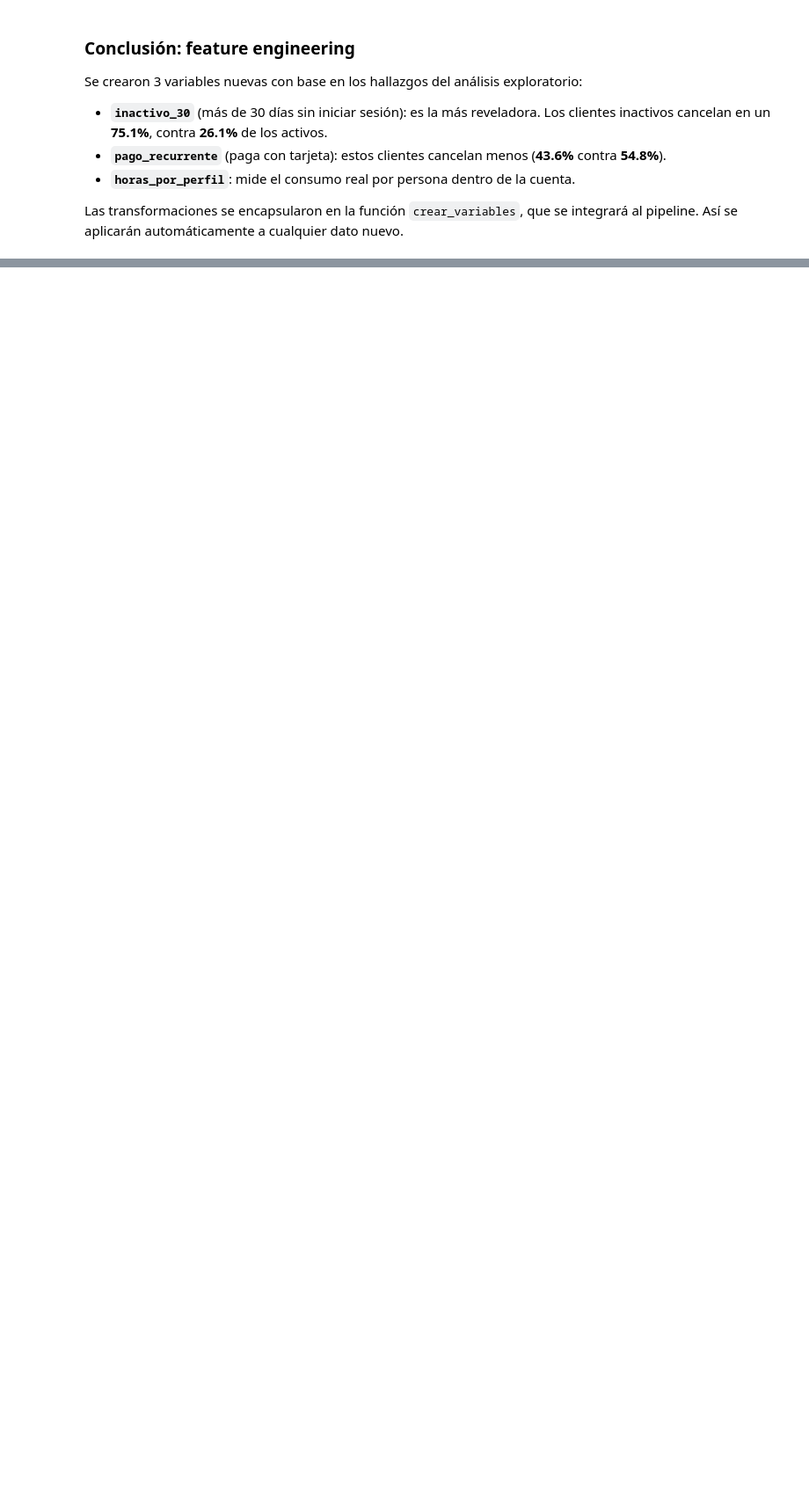
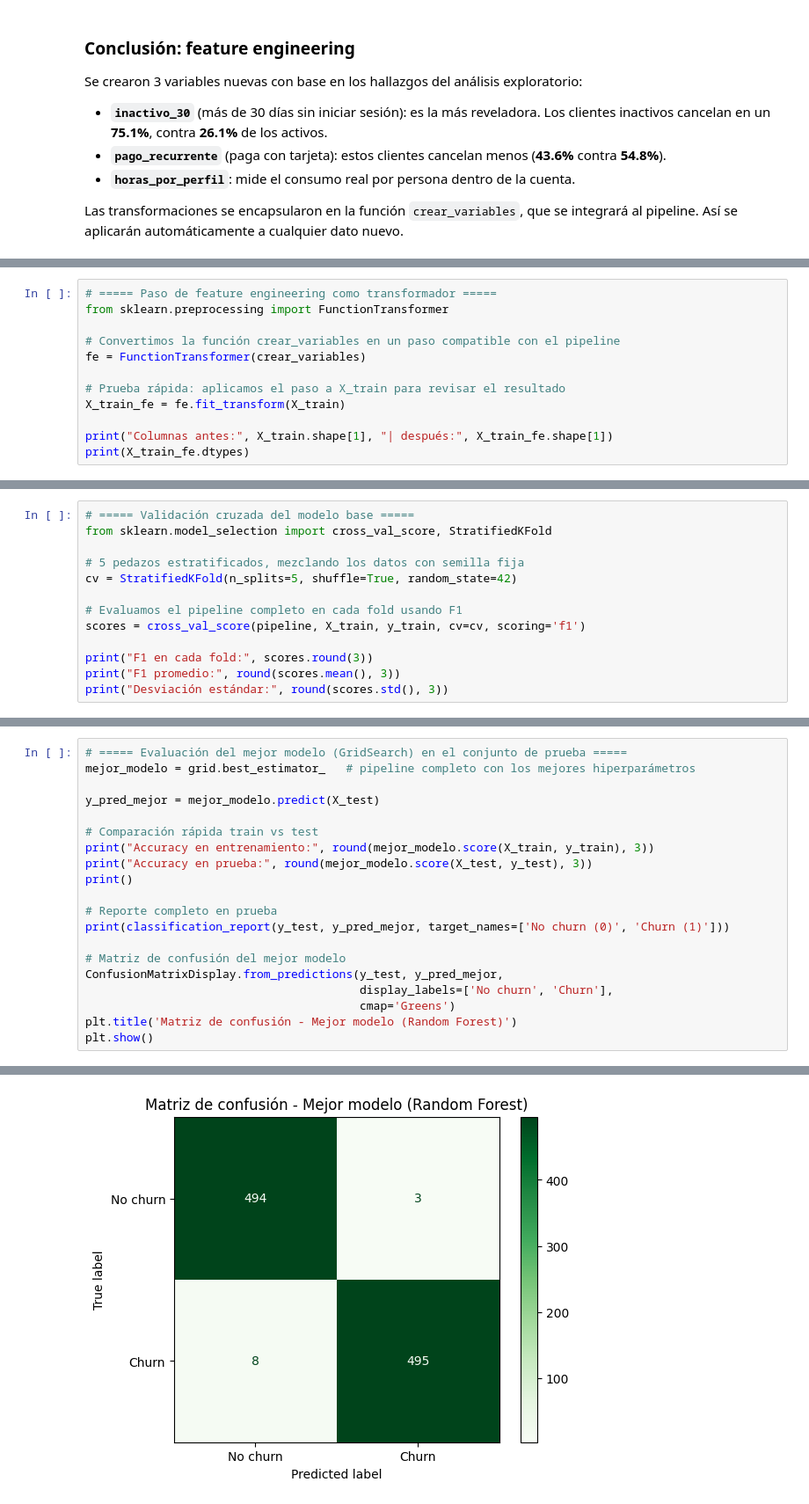
Before and after one commit to dmtzsegura/actividades-tareas, a Jupyter notebook: aprendizaje-maquina/Lab8_Netflix_Churn_Pipeline.ipynb, the cells around one changed output, grey strips where cells are left out. Shown at 88% size. Cells and saved outputs as stored; diff of their text form; blank space fills up the shorter version.

```diff
--- a/aprendizaje-maquina/Lab8_Netflix_Churn_Pipeline.ipynb
+++ b/aprendizaje-maquina/Lab8_Netflix_Churn_Pipeline.ipynb
@@ -217,0 +264,12 @@ Las transformaciones se encapsularon en la función `crear_variables`, que se in
+# %%
+# ===== Paso de feature engineering como transformador =====
+from sklearn.preprocessing import FunctionTransformer
+
+# Convertimos la función crear_variables en un paso compatible con el pipeline
+fe = FunctionTransformer(crear_variables)
+
+# Prueba rápida: aplicamos el paso a X_train para revisar el resultado
+X_train_fe = fe.fit_transform(X_train)
+
+print("Columnas antes:", X_train.shape[1], "| después:", X_train_fe.shape[1])
+print(X_train_fe.dtypes)
@@ -217,0 +383,13 @@ Las transformaciones se encapsularon en la función `crear_variables`, que se in
+# %%
+# ===== Validación cruzada del modelo base =====
+from sklearn.model_selection import cross_val_score, StratifiedKFold
+
+# 5 pedazos estratificados, mezclando los datos con semilla fija
+cv = StratifiedKFold(n_splits=5, shuffle=True, random_state=42)
+
+# Evaluamos el pipeline completo en cada fold usando F1
+scores = cross_val_score(pipeline, X_train, y_train, cv=cv, scoring='f1')
+
+print("F1 en cada fold:", scores.round(3))
+print("F1 promedio:", round(scores.mean(), 3))
+print("Desviación estándar:", round(scores.std(), 3))
@@ -217,0 +433,21 @@ Las transformaciones se encapsularon en la función `crear_variables`, que se in
+# %%
+# ===== Evaluación del mejor modelo (GridSearch) en el conjunto de prueba =====
+mejor_modelo = grid.best_estimator_   # pipeline completo con los mejores hiperparámetros
+
+y_pred_mejor = mejor_modelo.predict(X_test)
+
+# Comparación rápida train vs test
+print("Accuracy en entrenamiento:", round(mejor_modelo.score(X_train, y_train), 3))
+print("Accuracy en prueba:", round(mejor_modelo.score(X_test, y_test), 3))
+print()
+
+# Reporte completo en prueba
+print(classification_report(y_test, y_pred_mejor, target_names=['No churn (0)', 'Churn (1)']))
+
+# Matriz de confusión del mejor modelo
+ConfusionMatrixDisplay.from_predictions(y_test, y_pred_mejor,
+                                        display_labels=['No churn', 'Churn'],
+                                        cmap='Greens')
+plt.title('Matriz de confusión - Mejor modelo (Random Forest)')
+plt.show()
+# %% [output]
@@ -217,0 +465 @@ Las transformaciones se encapsularon en la función `crear_variables`, que se in
+[figure, added]
```
Also changed, not shown: parts of 12 cells of this notebook.
